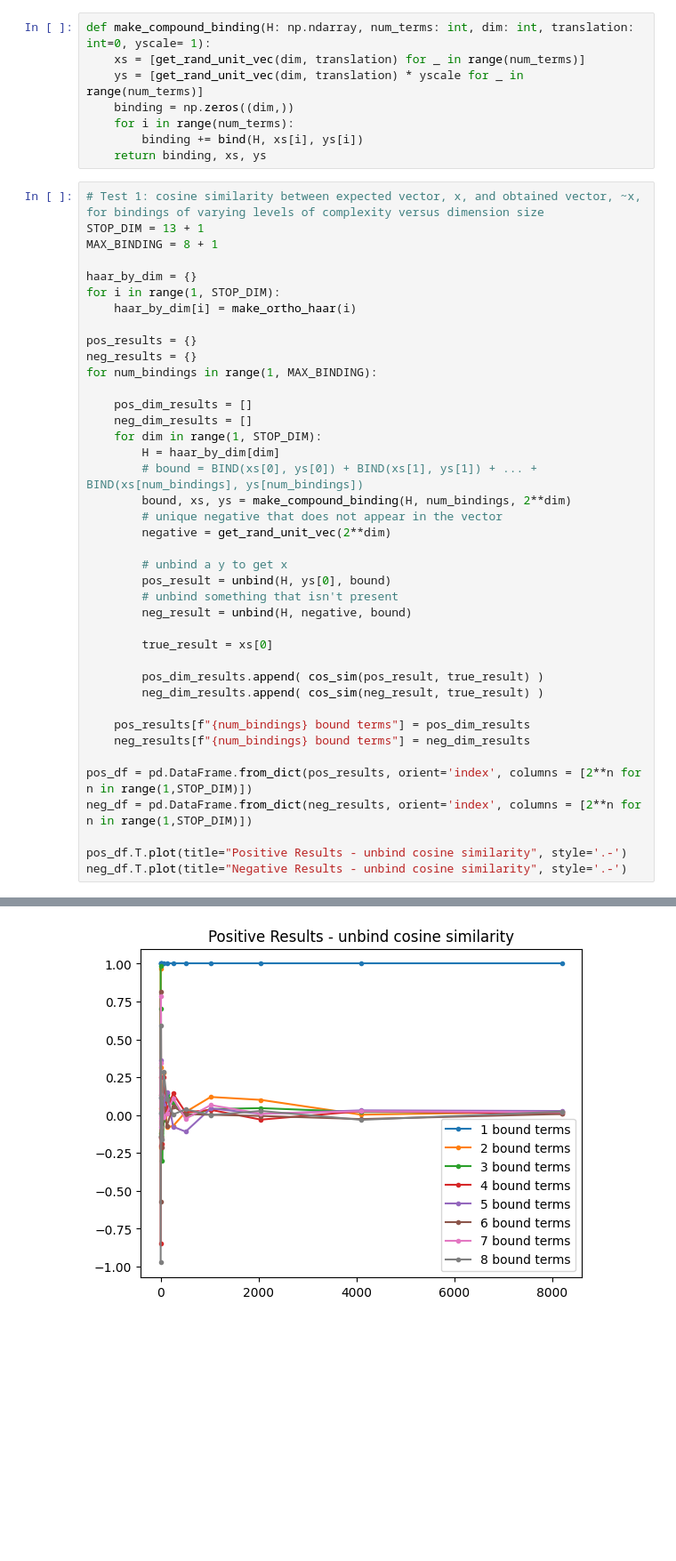
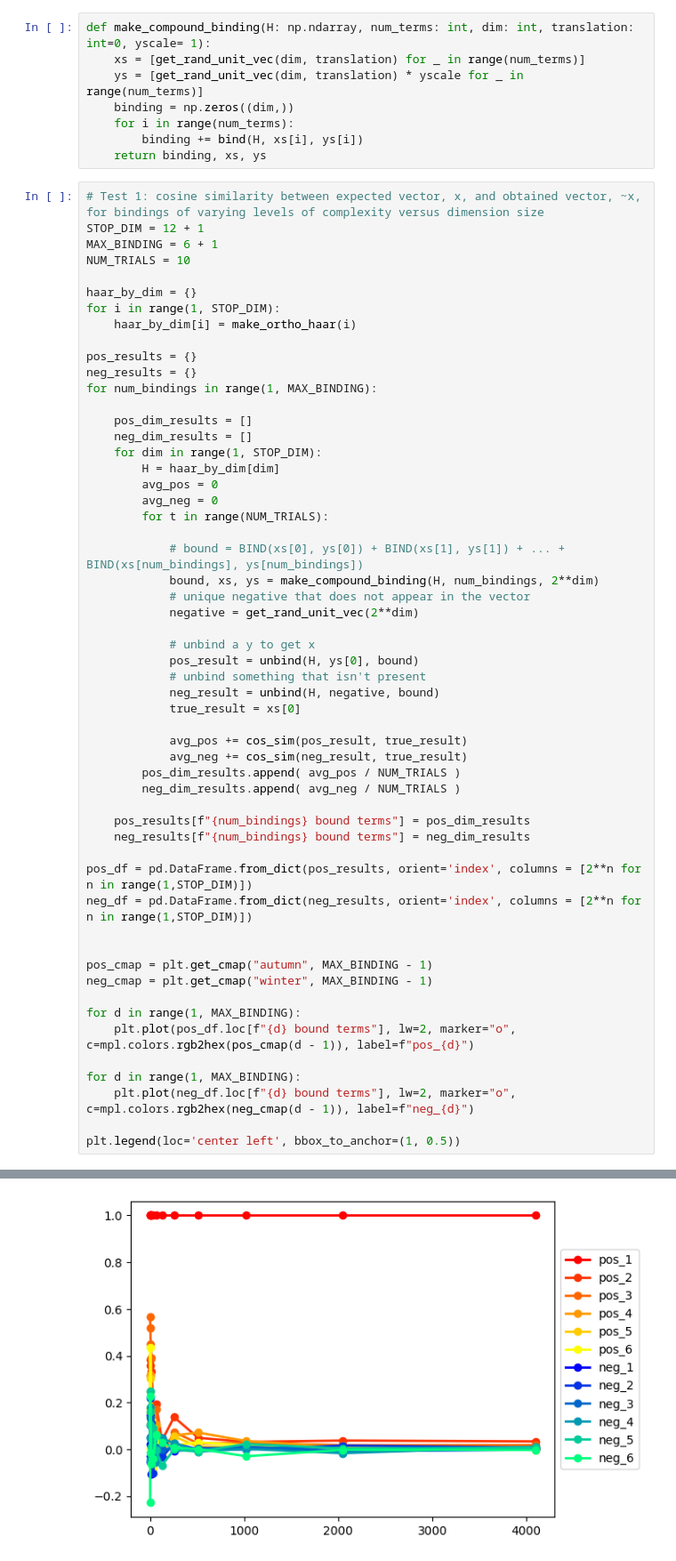
Before and after one commit to AS0berle/haar-vsa, a Jupyter notebook: haar_experiments.ipynb, the cells around one changed output, grey strips where cells are left out. Shown at 89% size. Cells and saved outputs as stored; diff of their text form; blank space fills up the shorter version.

Commit message:
Update first experiment to use multiple trials and have a prettier result plot

```diff
--- a/haar_experiments.ipynb
+++ b/haar_experiments.ipynb
@@ -12,8 +13,9 @@ def make_compound_binding(H: np.ndarray, num_terms: int, dim: int, translation:
     return binding, xs, ys
 # %%
 # Test 1: cosine similarity between expected vector, x, and obtained vector, ~x, for bindings of varying levels of complexity versus dimension size
-STOP_DIM = 13 + 1
-MAX_BINDING = 8 + 1
+STOP_DIM = 12 + 1
+MAX_BINDING = 6 + 1
+NUM_TRIALS = 10
 
 haar_by_dim = {}
 for i in range(1, STOP_DIM):
@@ -27,20 +29,25 @@ for num_bindings in range(1, MAX_BINDING):
     neg_dim_results = []
     for dim in range(1, STOP_DIM):
         H = haar_by_dim[dim]
-        # bound = BIND(xs[0], ys[0]) + BIND(xs[1], ys[1]) + ... + BIND(xs[num_bindings], ys[num_bindings])
-        bound, xs, ys = make_compound_binding(H, num_bindings, 2**dim)
-        # unique negative that does not appear in the vector
-        negative = get_rand_unit_vec(2**dim)
+        avg_pos = 0
+        avg_neg = 0
+        for t in range(NUM_TRIALS):
 
-        # unbind a y to get x
-        pos_result = unbind(H, ys[0], bound)
-        # unbind something that isn't present
-        neg_result = unbind(H, negative, bound)
+            # bound = BIND(xs[0], ys[0]) + BIND(xs[1], ys[1]) + ... + BIND(xs[num_bindings], ys[num_bindings])
+            bound, xs, ys = make_compound_binding(H, num_bindings, 2**dim)
+            # unique negative that does not appear in the vector
+            negative = get_rand_unit_vec(2**dim)
 
-        true_result = xs[0]
+            # unbind a y to get x
+            pos_result = unbind(H, ys[0], bound)
+            # unbind something that isn't present
+            neg_result = unbind(H, negative, bound)
+            true_result = xs[0]
 
-        pos_dim_results.append( cos_sim(pos_result, true_result) )
-        neg_dim_results.append( cos_sim(neg_result, true_result) )
+            avg_pos += cos_sim(pos_result, true_result)
+            avg_neg += cos_sim(neg_result, true_result)
+        pos_dim_results.append( avg_pos / NUM_TRIALS )
+        neg_dim_results.append( avg_neg / NUM_TRIALS )
 
     pos_results[f"{num_bindings} bound terms"] = pos_dim_results
     neg_results[f"{num_bindings} bound terms"] = neg_dim_results
@@ -48,6 +55,15 @@ for num_bindings in range(1, MAX_BINDING):
 pos_df = pd.DataFrame.from_dict(pos_results, orient='index', columns = [2**n for n in range(1,STOP_DIM)])
 neg_df = pd.DataFrame.from_dict(neg_results, orient='index', columns = [2**n for n in range(1,STOP_DIM)])
 
-pos_df.T.plot(title="Positive Results - unbind cosine similarity", style='.-')
-neg_df.T.plot(title="Negative Results - unbind cosine similarity", style='.-')
+
+pos_cmap = plt.get_cmap("autumn", MAX_BINDING - 1)
+neg_cmap = plt.get_cmap("winter", MAX_BINDING - 1)
+
+for d in range(1, MAX_BINDING):
+    plt.plot(pos_df.loc[f"{d} bound terms"], lw=2, marker="o", c=mpl.colors.rgb2hex(pos_cmap(d - 1)), label=f"pos_{d}")
+
+for d in range(1, MAX_BINDING):
+    plt.plot(neg_df.loc[f"{d} bound terms"], lw=2, marker="o", c=mpl.colors.rgb2hex(neg_cmap(d - 1)), label=f"neg_{d}")
+
+plt.legend(loc='center left', bbox_to_anchor=(1, 0.5))
 # %% [output]
@@ -55 +71 @@ neg_df.T.plot(title="Negative Results - unbind cosine similarity", style='.-')
-[figure, old version]
+[figure, new version]
```
Also changed, not shown: parts of 2 cells of this notebook.
